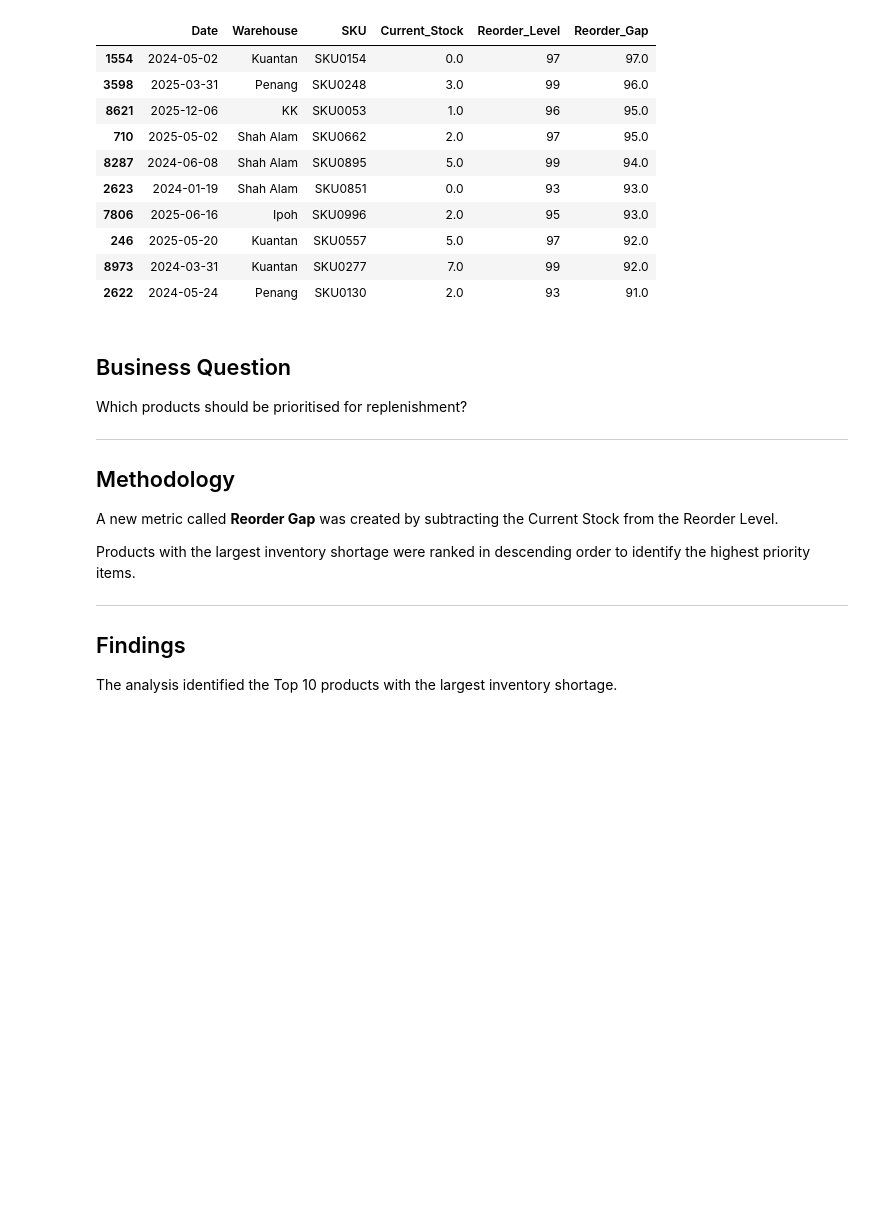
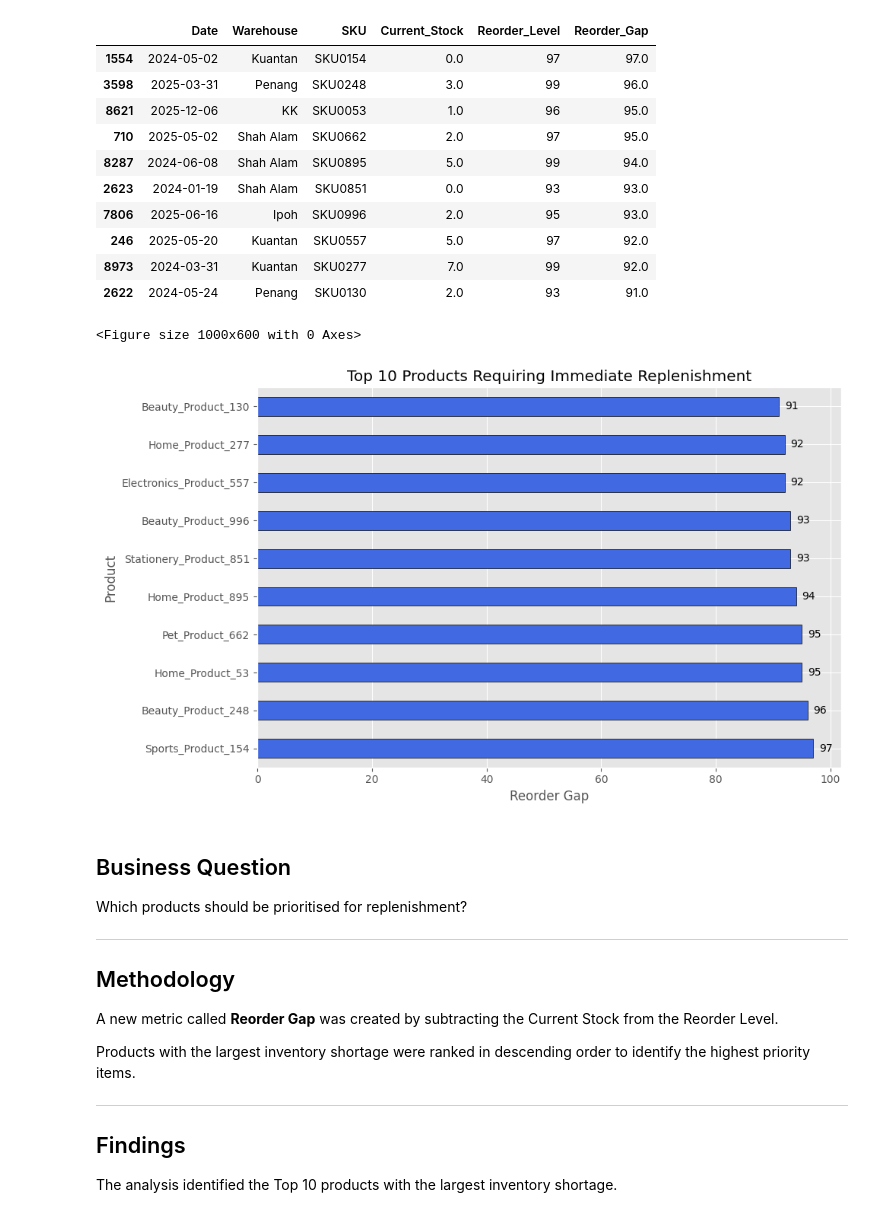
Before and after one commit to fakrullahzahir/Java-OOP-Design-Patterns-Mini-Project, a Jupyter notebook: EDA/RetailMart Malaysia Analytics Portfolio/notebooks/inventory_analysis.ipynb, the cells around one changed output. Cells and saved outputs as stored; diff of their text form; code cells hidden in the pictures; blank space fills up the shorter version.

```diff
--- a/EDA/RetailMart Malaysia Analytics Portfolio/notebooks/inventory_analysis.ipynb
+++ b/EDA/RetailMart Malaysia Analytics Portfolio/notebooks/inventory_analysis.ipynb
@@ -705,6 +707,40 @@ top10_reorder
 | 246 | 2025-05-20 | Kuantan | SKU0557 | 5.0 | 97 | 92.0 |
 | 8973 | 2024-03-31 | Kuantan | SKU0277 | 7.0 | 99 | 92.0 |
 | 2622 | 2024-05-24 | Penang | SKU0130 | 2.0 | 93 | 91.0 |
+# %%
+plt.figure(figsize=(10,6))
+
+ax = top10_reorder_products.plot(
+    x="Product_Name",
+    y="Reorder_Gap",
+    kind="barh",
+    color="royalblue",
+    edgecolor="black",
+    figsize=(10,6),
+    legend=False
+)
+
+plt.title("Top 10 Products Requiring Immediate Replenishment")
+plt.xlabel("Reorder Gap")
+plt.ylabel("Product")
+
+for bar in ax.patches:
+    width = bar.get_width()
+    ax.text(
+        width + 1,
+        bar.get_y() + bar.get_height()/2,
+        f"{width:.0f}",
+        va="center",
+        fontsize=10
+    )
+
+plt.tight_layout()
+
+
+plt.show()
+# %% [output]
+<Figure size 1000x600 with 0 Axes>
+[figure, added]
 # %% [markdown]
 ## Business Question
 
```
Also changed, not shown: parts of 1 cell of this notebook, 3 other files.
